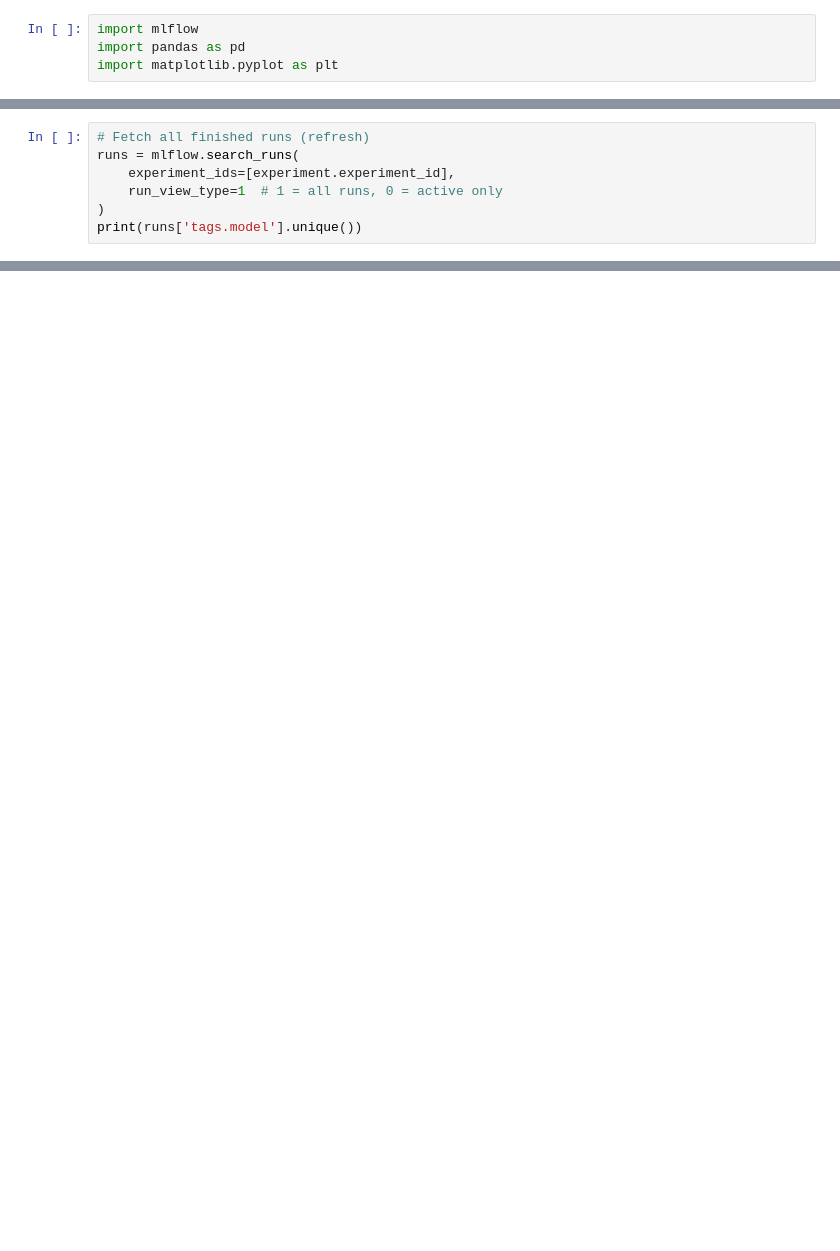
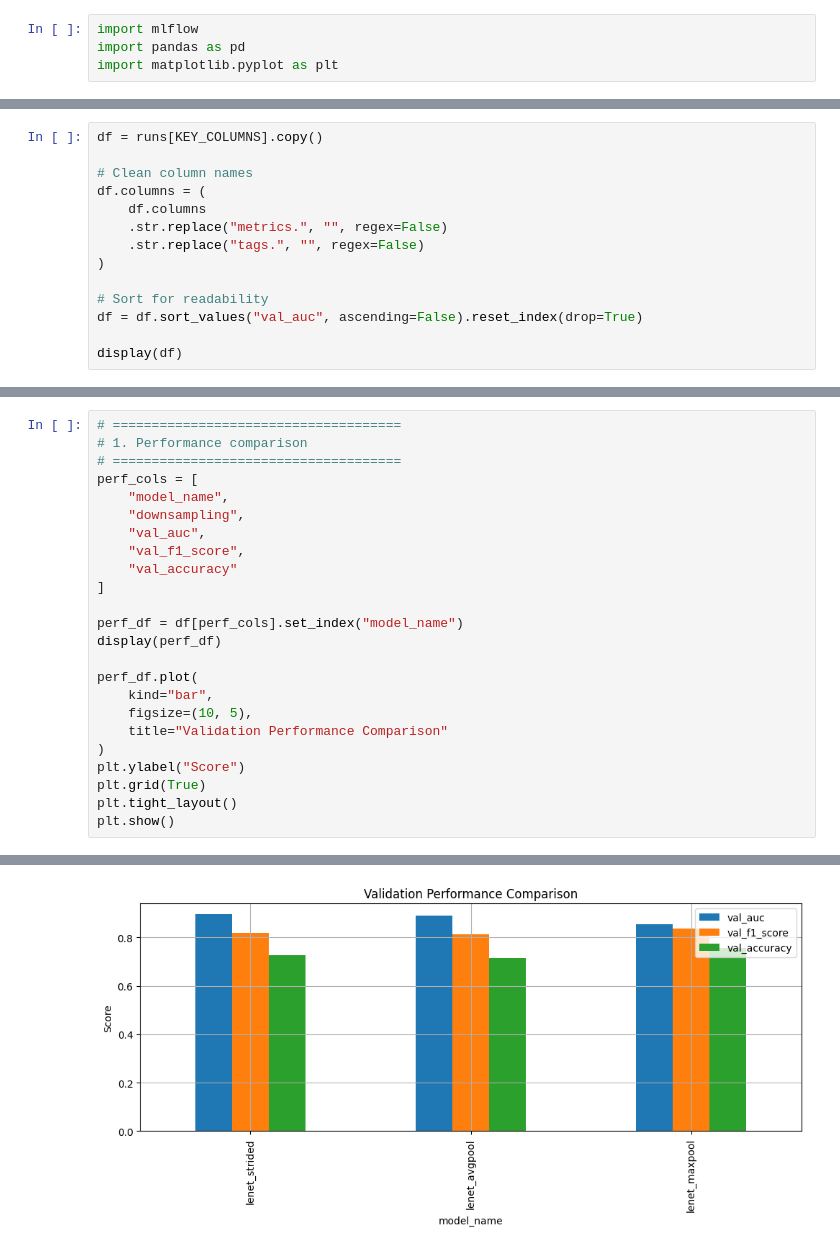
Before and after one commit to Y-R-A-V-R-5/DownScaleXR, a Jupyter notebook: notebook/compare.ipynb, the cells around one changed output, grey strips where cells are left out. Drawn from its saved outputs; the diff is of its cells as text; blank space fills up the shorter version.

```diff
--- a/notebook/compare.ipynb
+++ b/notebook/compare.ipynb
@@ -38,7 +20,0 @@ Index(['run_id', 'experiment_id', 'status', 'artifact_uri', 'start_time',
-# %%
-# Fetch all finished runs (refresh)
-runs = mlflow.search_runs(
-    experiment_ids=[experiment.experiment_id],
-    run_view_type=1  # 1 = all runs, 0 = active only
-)
-print(runs['tags.model'].unique())
@@ -46,0 +48,14 @@ print(runs['tags.model'].unique())
+# %%
+df = runs[KEY_COLUMNS].copy()
+
+# Clean column names
+df.columns = (
+    df.columns
+    .str.replace("metrics.", "", regex=False)
+    .str.replace("tags.", "", regex=False)
+)
+
+# Sort for readability
+df = df.sort_values("val_auc", ascending=False).reset_index(drop=True)
+
+display(df)
@@ -46,0 +67,25 @@ print(runs['tags.model'].unique())
+# %%
+# =====================================
+# 1. Performance comparison
+# =====================================
+perf_cols = [
+    "model_name",
+    "downsampling",
+    "val_auc",
+    "val_f1_score",
+    "val_accuracy"
+]
+
+perf_df = df[perf_cols].set_index("model_name")
+display(perf_df)
+
+perf_df.plot(
+    kind="bar",
+    figsize=(10, 5),
+    title="Validation Performance Comparison"
+)
+plt.ylabel("Score")
+plt.grid(True)
+plt.tight_layout()
+plt.show()
+# %% [output]
@@ -46,0 +97 @@ print(runs['tags.model'].unique())
+[figure, added]
```
Also changed, not shown: parts of 13 cells of this notebook, 1 other file.
